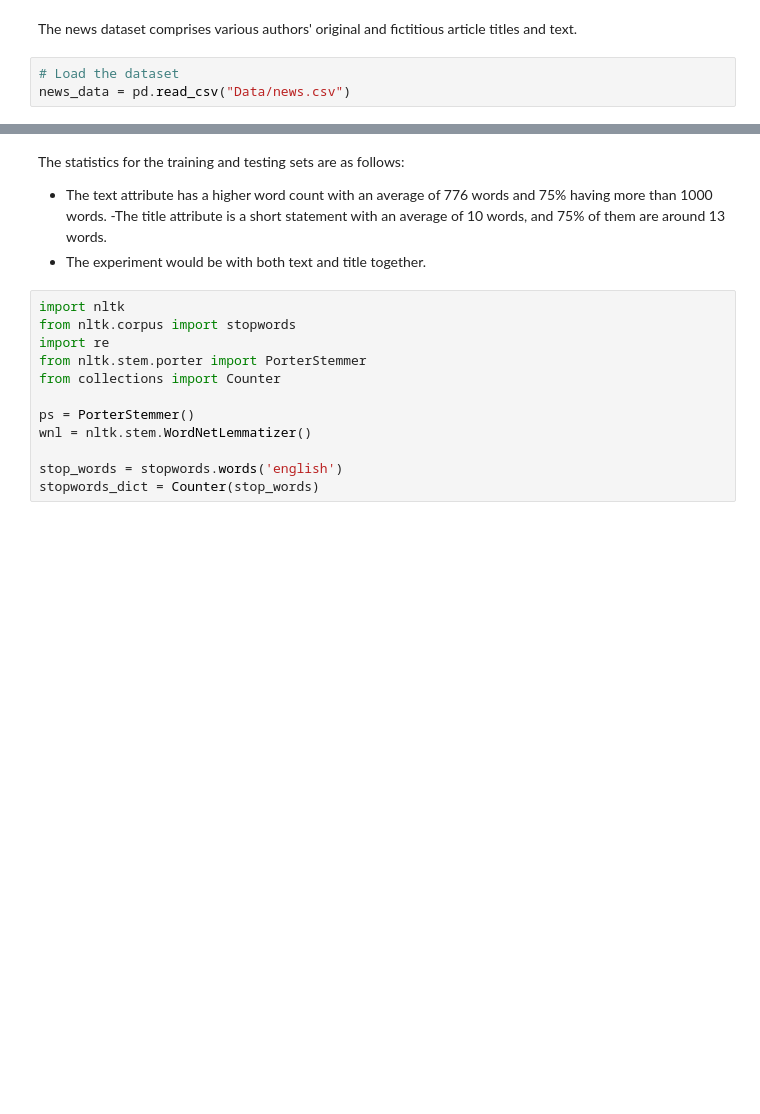
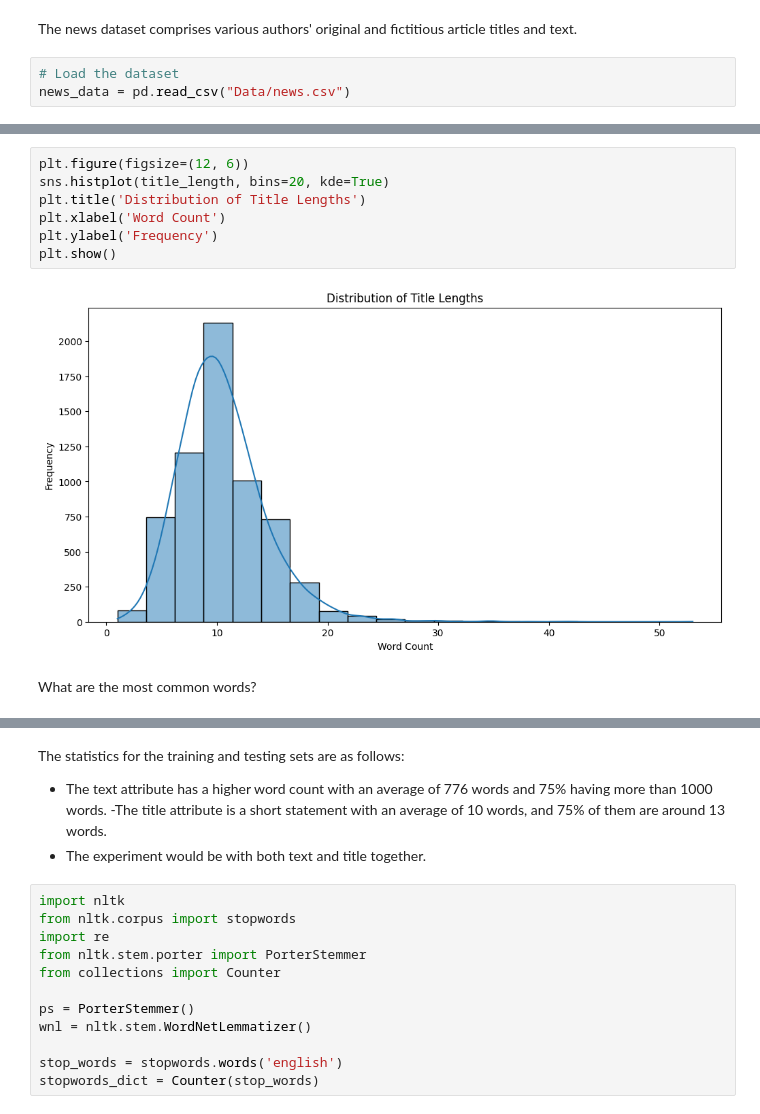
Before and after one commit to kyle-kyhu/ds_project, a Jupyter notebook: news_analysis.ipynb, the cells around one changed output, grey strips where cells are left out. Saved outputs shown, nothing was run; the diff lists cells and outputs as text; blank space fills up the shorter version.

```diff
--- a/news_analysis.ipynb
+++ b/news_analysis.ipynb
@@ -39,0 +101,11 @@ title_length.describe()
+# %%
+plt.figure(figsize=(12, 6))
+sns.histplot(title_length, bins=20, kde=True)
+plt.title('Distribution of Title Lengths')
+plt.xlabel('Word Count')
+plt.ylabel('Frequency')
+plt.show()
+# %% [output]
+[figure, added]
+# %% [markdown]
+What are the most common words?
```
Also changed, not shown: parts of 20 cells of this notebook, 1 other file.
